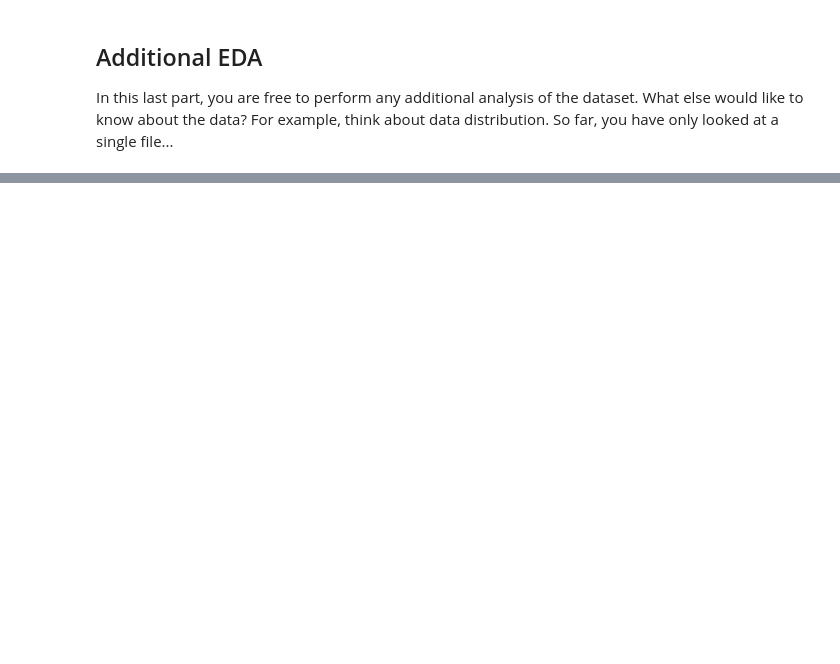
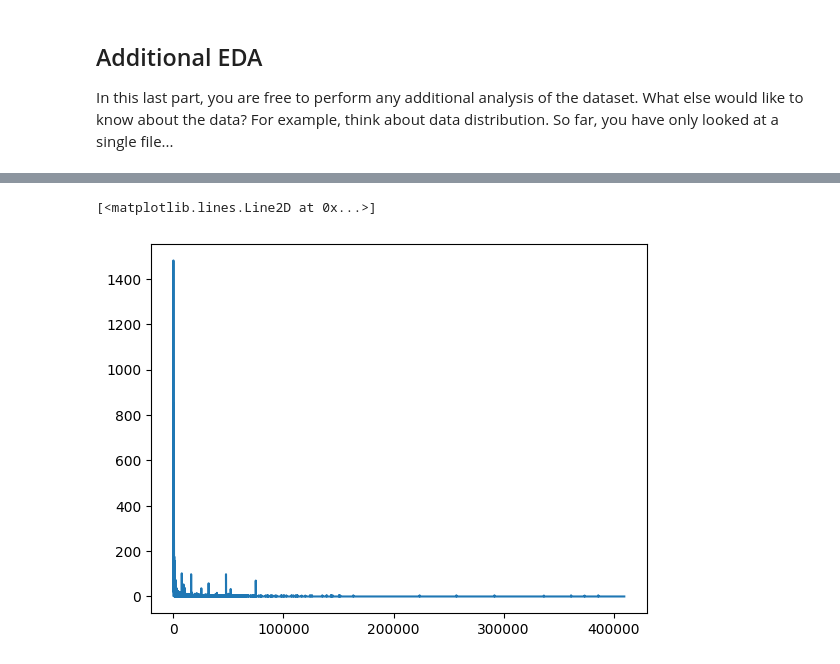
Before and after one commit to nishantBudia/Object-Detection-in-an-Urban-Environment, a Jupyter notebook: Exploratory Data Analysis.ipynb, the cells around one changed output, grey strips where cells are left out. Saved outputs shown, nothing was run; the diff lists cells and outputs as text; code cells hidden in the pictures; blank space fills up the shorter version.

```diff
--- a/Exploratory Data Analysis.ipynb
+++ b/Exploratory Data Analysis.ipynb
@@ -87,0 +133,5 @@ For example, think about data distribution. So far, you have only looked at a si
+# %%
+plt.plot(areas)
+# %% [output]
+[<matplotlib.lines.Line2D at 0x...>]
+[figure, added]
```
Also changed, not shown: parts of 8 cells of this notebook.
